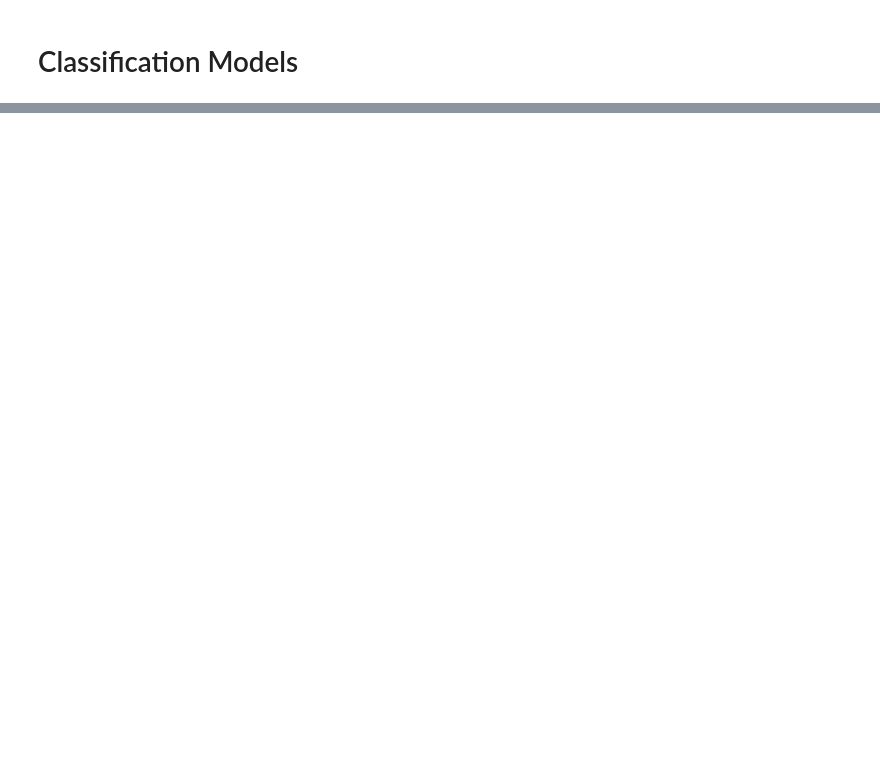
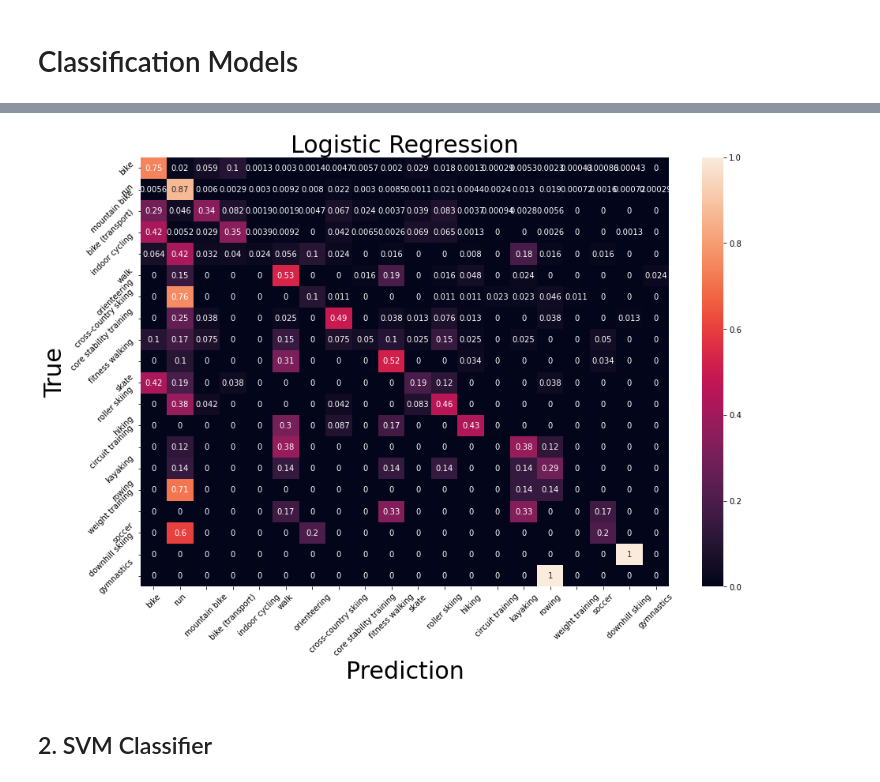
Before and after one commit to wangjing0/RS, a Jupyter notebook: TeamD_classification_modeling.ipynb, the cells around one changed output, grey strips where cells are left out. Drawn from its saved outputs; the diff is of its cells as text; code cells hidden in the pictures; blank space fills up the shorter version.

```diff
--- a/TeamD_classification_modeling.ipynb
+++ b/TeamD_classification_modeling.ipynb
@@ -296,2 +298,14 @@ plt.xlabel('Prediction', fontsize=30), plt.ylabel('True', fontsize=30);
+# %%
+cm_lor = confusion_matrix(y_test, y_test_pred_lor, normalize='true')
+fig, ax = plt.subplots(figsize=(15,10))
+sns.heatmap(cm_lor, annot=True, ax=ax); # heatmap in log scale #norm=LogNorm(vmin=1.0, clip=True),
+ax.set_xticklabels(LE.sports, rotation=45)
+ax.set_yticklabels(LE.sports, rotation=45)
+plt.title('Logistic Regression',fontsize=30)
+plt.xlabel('Prediction', fontsize=30), plt.ylabel('True', fontsize=30);
+# %% [output]
+[figure, added]
+# %% [markdown]
+## 2. SVM Classifier
 # %%
 search = joblib.load("./trained_models/gs_model_svc.pkl")
```
Also changed, not shown: parts of 42 cells of this notebook, 1 other file.
